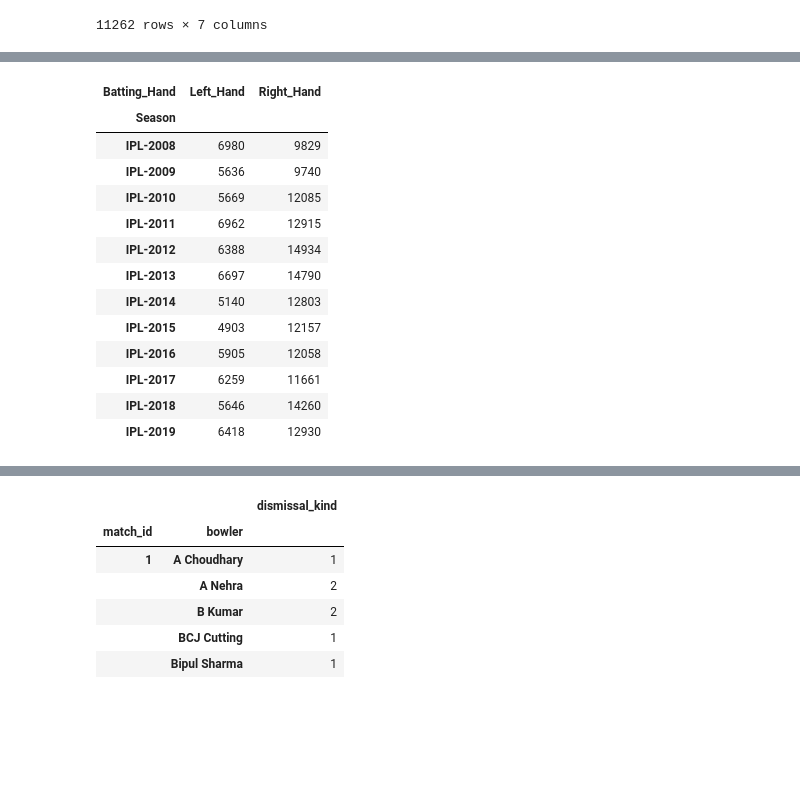
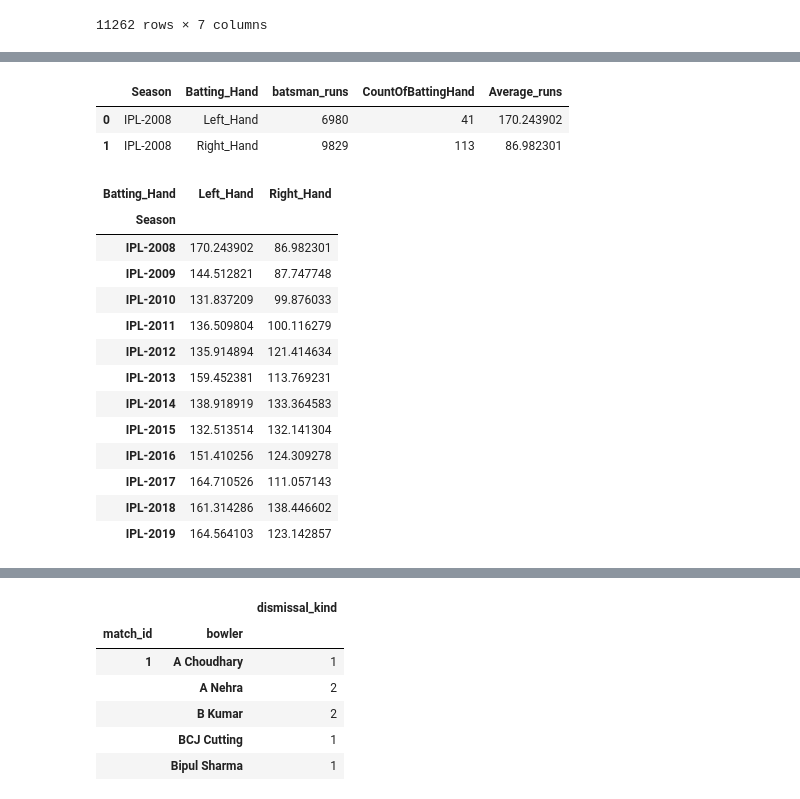
Before and after one commit to satyamgipu/Iplt20analysis, a Jupyter notebook: Copy_of_IPL_T20_Cricket_Analysis_Capstone_Project.ipynb, the cells around one changed output, grey strips where cells are left out. Cells and saved outputs as stored; diff of their text form; code cells hidden in the pictures; blank space fills up the shorter version.

```diff
--- a/Copy_of_IPL_T20_Cricket_Analysis_Capstone_Project.ipynb
+++ b/Copy_of_IPL_T20_Cricket_Analysis_Capstone_Project.ipynb
@@ -547,2 +563,4 @@ total_runs_batsman
 # %%
-total_runs_batsman=total_runs_batsman.groupby(["Season","Batting_Hand"]).agg({"batsman_runs":"sum"})
+total_runs_batsman=total_runs_batsman.groupby(["Season","Batting_Hand"]).agg({"batsman_runs":"sum","Player_Name":"nunique"})
+# %%
+total_runs_batsman.rename(columns={"Player_Name":"CountOfBattingHand"},inplace=True)
@@ -590,0 +593,2 @@ total_runs_batsman
+# %%
+total_runs_batsman["Average_runs"]=total_runs_batsman["batsman_runs"]/total_runs_batsman["CountOfBattingHand"]
@@ -591,19 +615,25 @@ total_runs_batsman
+# %%
+total_runs_batsman[total_runs_batsman["Season"]=="IPL-2008"]
+# %% [output]
+|  | Season | Batting_Hand | batsman_runs | CountOfBattingHand | Average_runs |
+| 0 | IPL-2008 | Left_Hand | 6980 | 41 | 170.243902 |
+| 1 | IPL-2008 | Right_Hand | 9829 | 113 | 86.982301 |
 # %%
-df = total_runs_batsman.pivot(index='Season', columns='Batting_Hand', values='batsman_runs')
+df = total_runs_batsman.pivot(index='Season', columns='Batting_Hand', values='Average_runs')
 df.replace(np.NaN,0,inplace=True)
 df
 # %% [output]
 | Batting_Hand | Left_Hand | Right_Hand |
 | Season |  |  |
-| IPL-2008 | 6980 | 9829 |
-| IPL-2009 | 5636 | 9740 |
-| IPL-2010 | 5669 | 12085 |
-| IPL-2011 | 6962 | 12915 |
-| IPL-2012 | 6388 | 14934 |
-| IPL-2013 | 6697 | 14790 |
-| IPL-2014 | 5140 | 12803 |
-| IPL-2015 | 4903 | 12157 |
-| IPL-2016 | 5905 | 12058 |
-| IPL-2017 | 6259 | 11661 |
-| IPL-2018 | 5646 | 14260 |
-| IPL-2019 | 6418 | 12930 |
+| IPL-2008 | 170.243902 | 86.982301 |
+| IPL-2009 | 144.512821 | 87.747748 |
+| IPL-2010 | 131.837209 | 99.876033 |
+| IPL-2011 | 136.509804 | 100.116279 |
+| IPL-2012 | 135.914894 | 121.414634 |
+| IPL-2013 | 159.452381 | 113.769231 |
+| IPL-2014 | 138.918919 | 133.364583 |
+| IPL-2015 | 132.513514 | 132.141304 |
+| IPL-2016 | 151.410256 | 124.309278 |
+| IPL-2017 | 164.710526 | 111.057143 |
+| IPL-2018 | 161.314286 | 138.446602 |
+| IPL-2019 | 164.564103 | 123.142857 |
```
Also changed, not shown: parts of 31 cells of this notebook.
